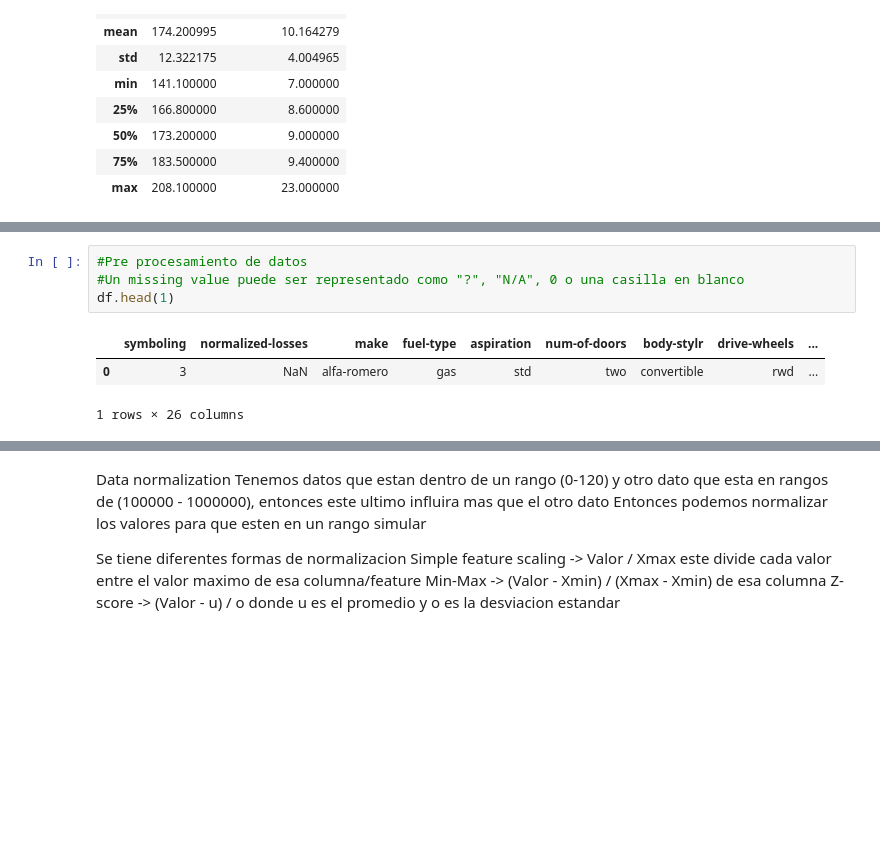
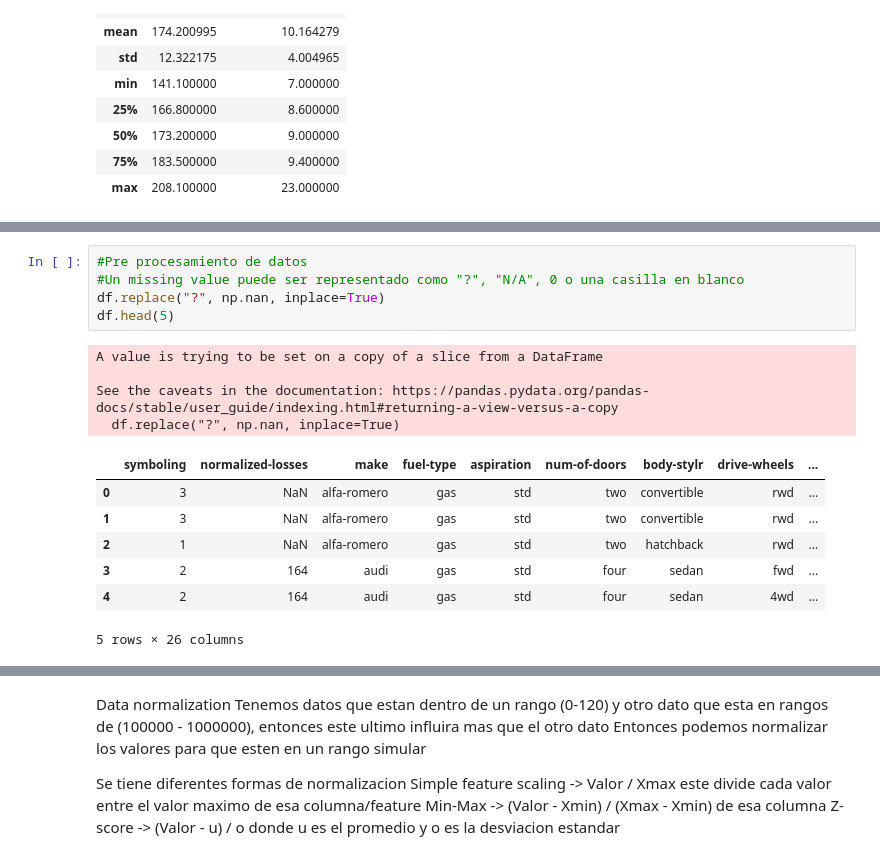
Before and after one commit to JosuePerezValenzuela/Data-Analysis-IBM, a Jupyter notebook: main.ipynb, the cells around one changed output, grey strips where cells are left out. Cells and saved outputs as stored; diff of their text form; blank space fills up the shorter version.

```diff
--- a/main.ipynb
+++ b/main.ipynb
@@ -163,8 +163,17 @@ memory usage: 42.4+ KB
 # %%
 #Pre procesamiento de datos
 #Un missing value puede ser representado como "?", "N/A", 0 o una casilla en blanco
-df.head(1)
+df.replace("?", np.nan, inplace=True)
+df.head(5)
 # %% [output]
+A value is trying to be set on a copy of a slice from a DataFrame
+
+See the caveats in the documentation: https://pandas.pydata.org/pandas-docs/stable/user_guide/indexing.html#returning-a-view-versus-a-copy
+  df.replace("?", np.nan, inplace=True)
 |  | symboling | normalized-losses | make | fuel-type | aspiration | num-of-doors | body-stylr | drive-wheels | ... |
 | 0 | 3 | NaN | alfa-romero | gas | std | two | convertible | rwd | ... |
+| 1 | 3 | NaN | alfa-romero | gas | std | two | convertible | rwd | ... |
+| 2 | 1 | NaN | alfa-romero | gas | std | two | hatchback | rwd | ... |
+| 3 | 2 | 164 | audi | gas | std | four | sedan | fwd | ... |
+| 4 | 2 | 164 | audi | gas | std | four | sedan | 4wd | ... |
-1 rows × 26 columns
+5 rows × 26 columns
```
Also changed, not shown: parts of 36 cells of this notebook, 1 other file.
